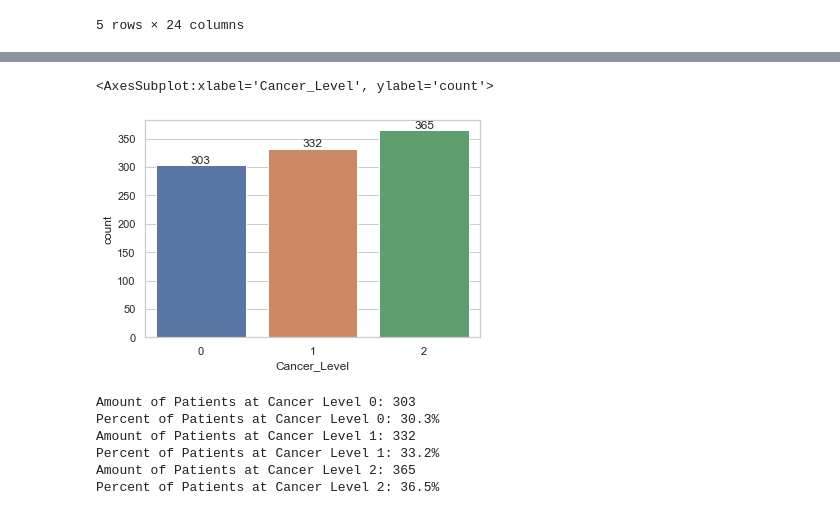
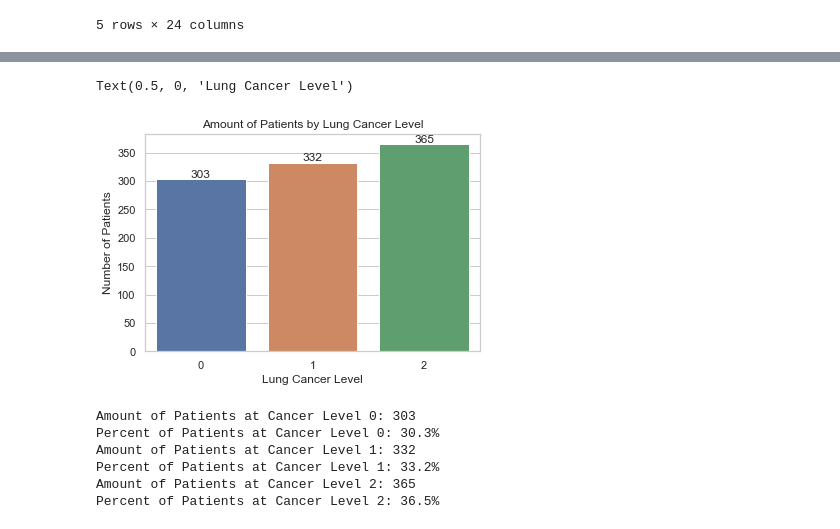
Before and after one commit to Cabone01/Lung-Cancer-Predictions, a Jupyter notebook: Notebooks/Supervised.ipynb, the cells around one changed output, grey strips where cells are left out. Cells and saved outputs as stored; diff of their text form; code cells hidden in the pictures.

```diff
--- a/Notebooks/Supervised.ipynb
+++ b/Notebooks/Supervised.ipynb
@@ -25,11 +65,14 @@ df.head()
 # %%
 ax = sns.countplot(df.Cancer_Level)
 for bar in ax.containers:
     ax.bar_label(bar)
 sns.countplot(x="Cancer_Level", data=df)
+ax.set_title("Amount of Patients by Lung Cancer Level")
+ax.set_ylabel("Number of Patients")
+ax.set_xlabel("Lung Cancer Level")
 # %% [output]
-<AxesSubplot:xlabel='Cancer_Level', ylabel='count'>
+Text(0.5, 0, 'Lung Cancer Level')
-[figure, old version]
+[figure, new version]
 # %%
 cancer_level_0 = len(df[df["Cancer_Level"]==0])
 pct_of_lvl_0 = cancer_level_0 / len(df["Cancer_Level"]) * 100
```
Also changed, not shown: parts of 8 cells of this notebook, 1 other file.
